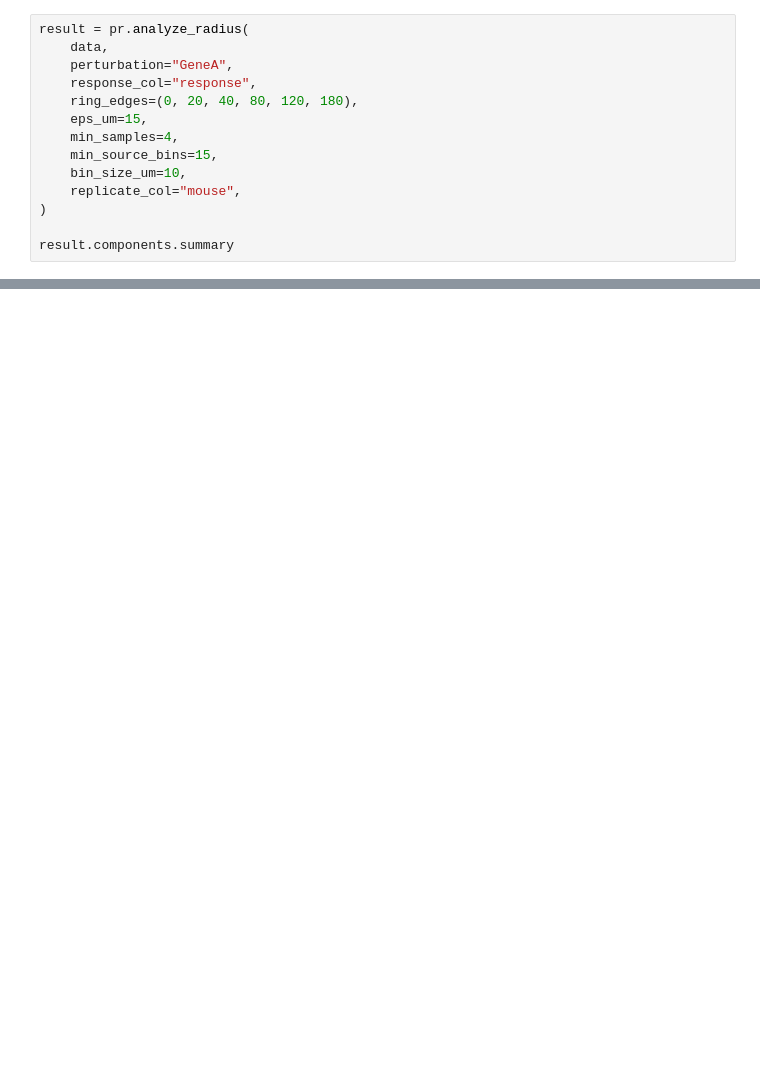
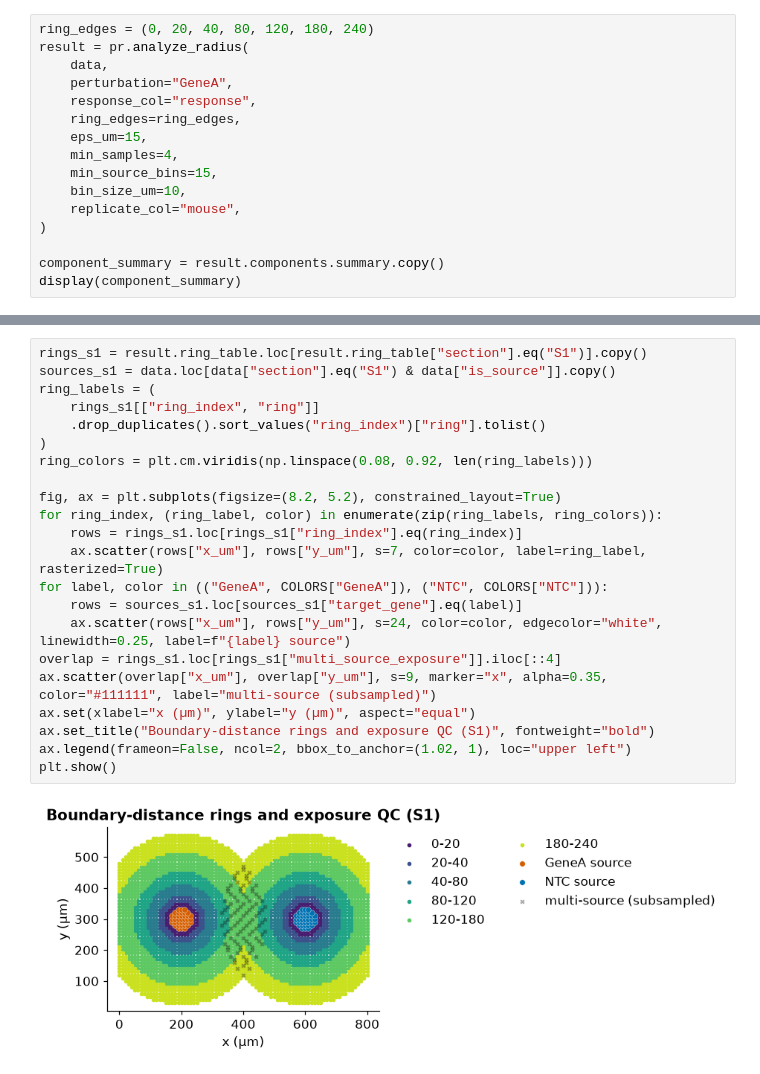
Before and after one commit to Xu-zhenghao-zzz/2026_pebble, a Jupyter notebook: tutorials/quickstart.ipynb, the cells around one changed output, grey strips where cells are left out. Cells and saved outputs as stored; diff of their text form; blank space fills up the shorter version.

```diff
--- a/tutorials/quickstart.ipynb
+++ b/tutorials/quickstart.ipynb
@@ -58,9 +118,10 @@ data.shape, data["is_source"].sum()
 # %%
+ring_edges = (0, 20, 40, 80, 120, 180, 240)
 result = pr.analyze_radius(
     data,
     perturbation="GeneA",
     response_col="response",
-    ring_edges=(0, 20, 40, 80, 120, 180),
+    ring_edges=ring_edges,
     eps_um=15,
     min_samples=4,
     min_source_bins=15,
@@ -68,4 +129,5 @@ result = pr.analyze_radius(
     replicate_col="mouse",
 )
 
-result.components.summary
+component_summary = result.components.summary.copy()
+display(component_summary)
@@ -90,0 +148,24 @@ Rename your metadata columns to the schema shown in the README, set `is_source=T
+# %%
+rings_s1 = result.ring_table.loc[result.ring_table["section"].eq("S1")].copy()
+sources_s1 = data.loc[data["section"].eq("S1") & data["is_source"]].copy()
+ring_labels = (
+    rings_s1[["ring_index", "ring"]]
+    .drop_duplicates().sort_values("ring_index")["ring"].tolist()
+)
+ring_colors = plt.cm.viridis(np.linspace(0.08, 0.92, len(ring_labels)))
+
+fig, ax = plt.subplots(figsize=(8.2, 5.2), constrained_layout=True)
+for ring_index, (ring_label, color) in enumerate(zip(ring_labels, ring_colors)):
+    rows = rings_s1.loc[rings_s1["ring_index"].eq(ring_index)]
+    ax.scatter(rows["x_um"], rows["y_um"], s=7, color=color, label=ring_label, rasterized=True)
+for label, color in (("GeneA", COLORS["GeneA"]), ("NTC", COLORS["NTC"])):
+    rows = sources_s1.loc[sources_s1["target_gene"].eq(label)]
+    ax.scatter(rows["x_um"], rows["y_um"], s=24, color=color, edgecolor="white", linewidth=0.25, label=f"{label} source")
+overlap = rings_s1.loc[rings_s1["multi_source_exposure"]].iloc[::4]
+ax.scatter(overlap["x_um"], overlap["y_um"], s=9, marker="x", alpha=0.35, color="#111111", label="multi-source (subsampled)")
+ax.set(xlabel="x (µm)", ylabel="y (µm)", aspect="equal")
+ax.set_title("Boundary-distance rings and exposure QC (S1)", fontweight="bold")
+ax.legend(frameon=False, ncol=2, bbox_to_anchor=(1.02, 1), loc="upper left")
+plt.show()
+# %% [output]
+[figure, added]
```
Also changed, not shown: parts of 28 cells of this notebook, 1 other file.
